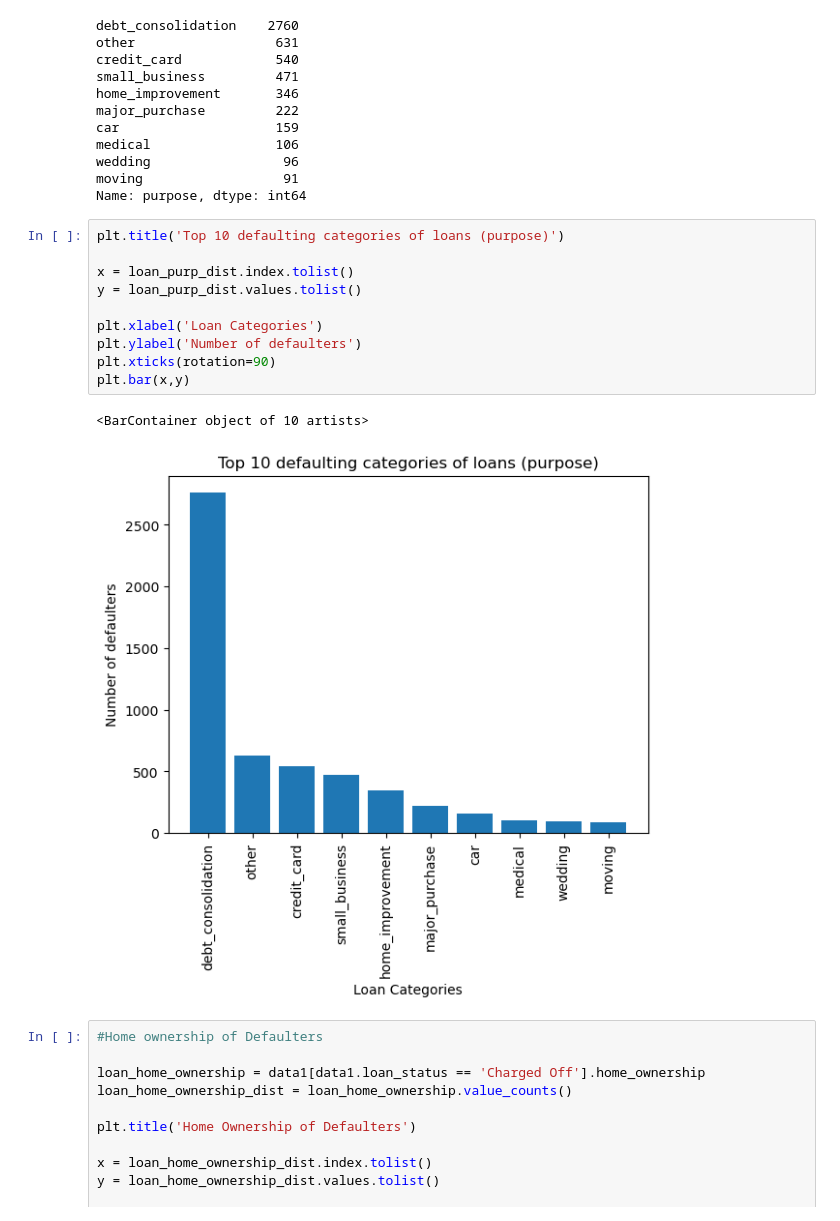
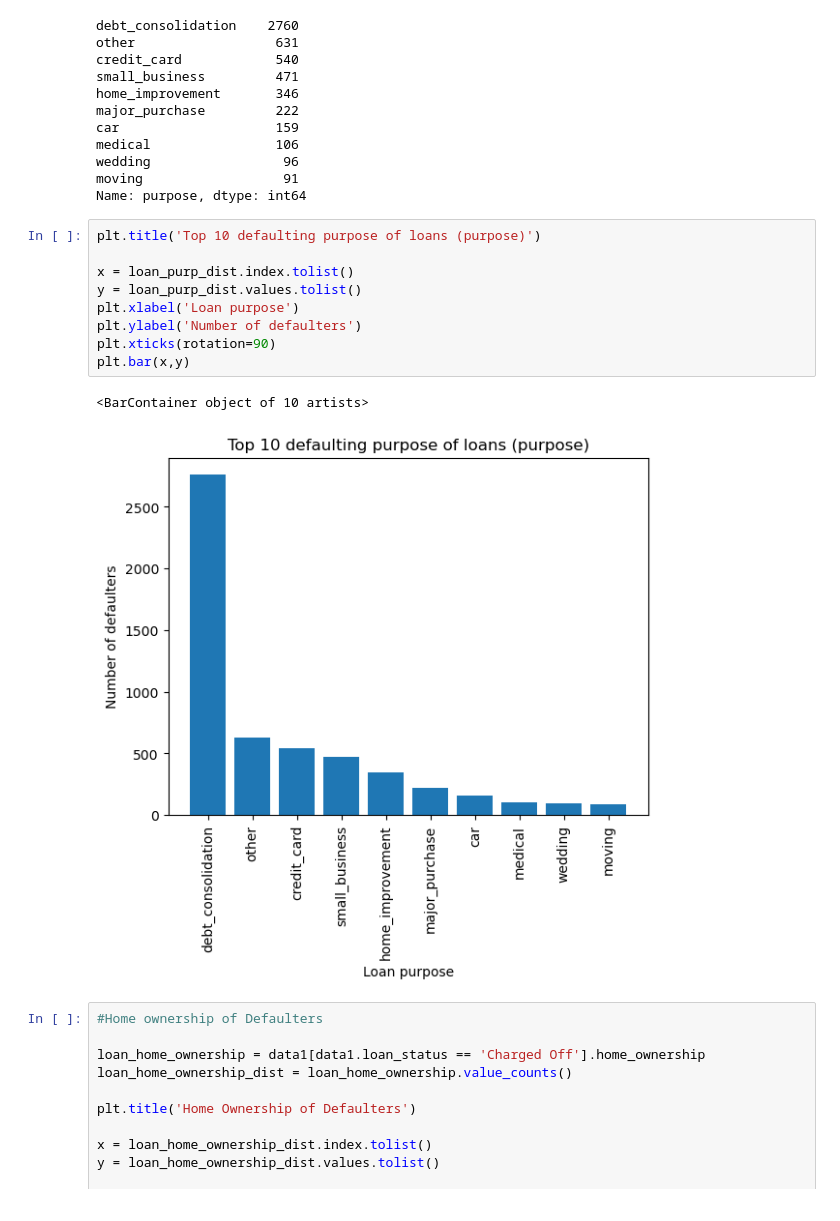
Before and after one commit to kiranp37/LendingClubCaseStudy, a Jupyter notebook: LendingClubCaseStudy.ipynb, the cells around one changed output. Cells and saved outputs as stored; diff of their text form.

```diff
--- a/LendingClubCaseStudy.ipynb
+++ b/LendingClubCaseStudy.ipynb
@@ -590,18 +583,17 @@ wedding                 96
 moving                  91
 Name: purpose, dtype: int64
 # %%
-plt.title('Top 10 defaulting categories of loans (purpose)')
+plt.title('Top 10 defaulting purpose of loans (purpose)')
 
 x = loan_purp_dist.index.tolist()
 y = loan_purp_dist.values.tolist()
-
-plt.xlabel('Loan Categories')
+plt.xlabel('Loan purpose')
 plt.ylabel('Number of defaulters')
 plt.xticks(rotation=90)
 plt.bar(x,y)
 # %% [output]
 <BarContainer object of 10 artists>
-[figure, old version]
+[figure, new version]
 # %%
 #Home ownership of Defaulters
 
```
Also changed, not shown: parts of 46 cells of this notebook.
